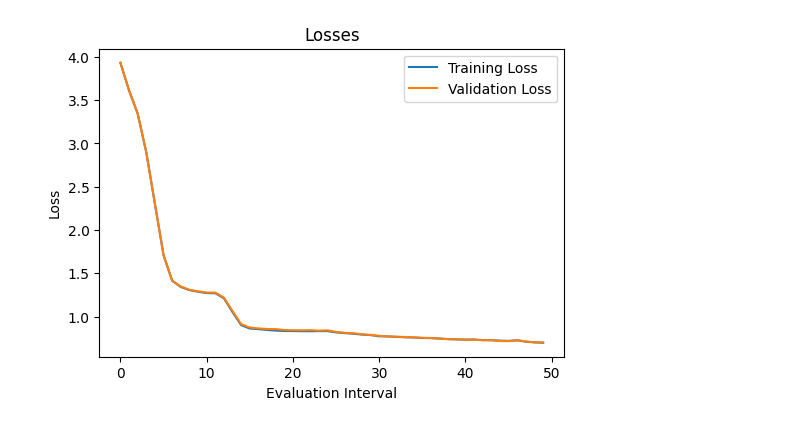
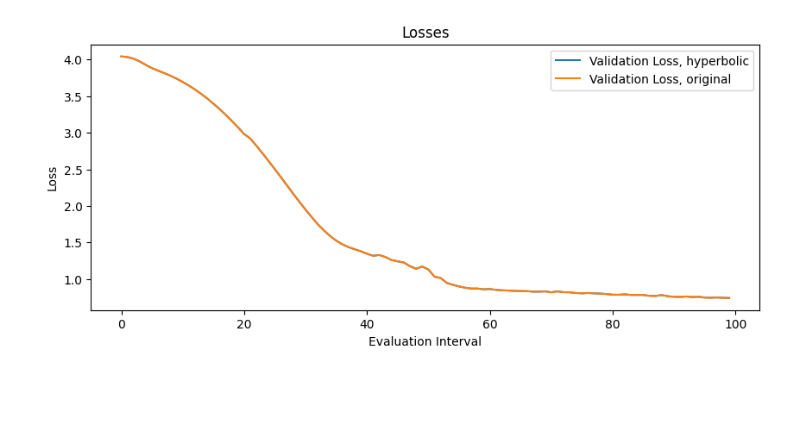
Before and after one commit to Alex2034/nanoGPT, a Jupyter notebook: train.ipynb, the cells around one changed output. Saved outputs shown, nothing was run; the diff lists cells and outputs as text; code cells hidden in the pictures; blank space fills up the shorter version.

Commit message:
hyperbolic mode (but prolly with an error)

```diff
--- a/train.ipynb
+++ b/train.ipynb
@@ -287,19 +296,25 @@ for iter_num in pbar:
     dt = t1 - t0
     t0 = t1
 # %%
-checkpoint = torch.load(os.path.join(out_dir, 'ckpt.pt'))
-train_losses = checkpoint['train_losses']
-val_losses = checkpoint['val_losses']
-train_losses_np = np.array(train_losses)
-val_losses_np = np.array(val_losses)
+checkpoint = torch.load('out/2024.03.26, 13-53, hyperbolic-ckpt.pt')
+# mode = checkpoint['mode']
+train_losses = np.array(checkpoint['train_losses'])
+val_losses = np.array(checkpoint['val_losses'])
+
+checkpoint = torch.load('out/2024.03.26, 13-08, original-ckpt.pt')
+# mode2 = checkpoint['mode']
+train_losses2 = np.array(checkpoint['train_losses'])
+val_losses2 = np.array(checkpoint['val_losses'])
 # %%
-plt.figure(figsize=(6, 4))
-plt.plot(train_losses_np, label='Training Loss')
-plt.plot(val_losses_np, label='Validation Loss')
+plt.figure(figsize=(10, 4))
+# plt.plot(train_losses_np, label='Training Loss, ' + mode)
+plt.plot(val_losses, label='Validation Loss, hyperbolic')
+# plt.plot(train_losses_np2, label='Training Loss for a deeper net')
+plt.plot(val_losses2, label='Validation Loss, original')
 plt.xlabel('Evaluation Interval')
 plt.ylabel('Loss')
 plt.title('Losses')
 plt.legend()
 plt.show()
 # %% [output]
-[figure, old version]
+[figure, new version]
```
Also changed, not shown: parts of 6 cells of this notebook, 2 other files.
